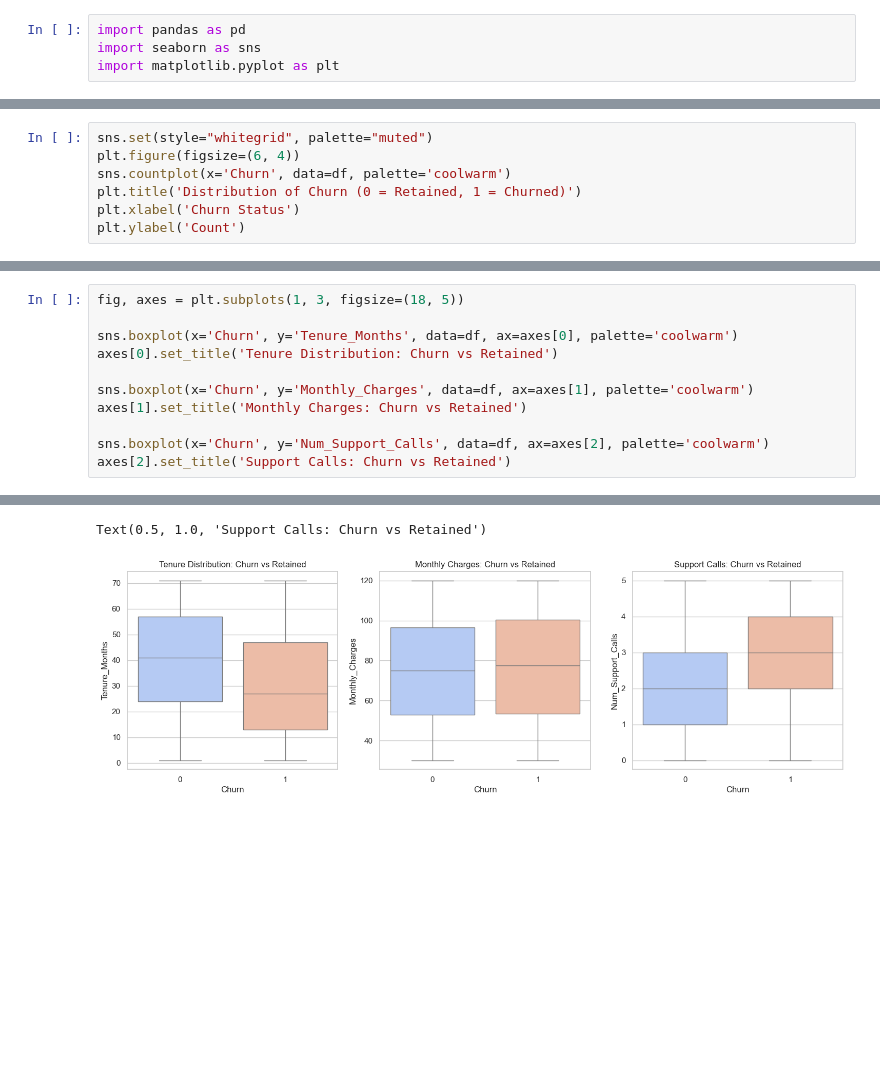
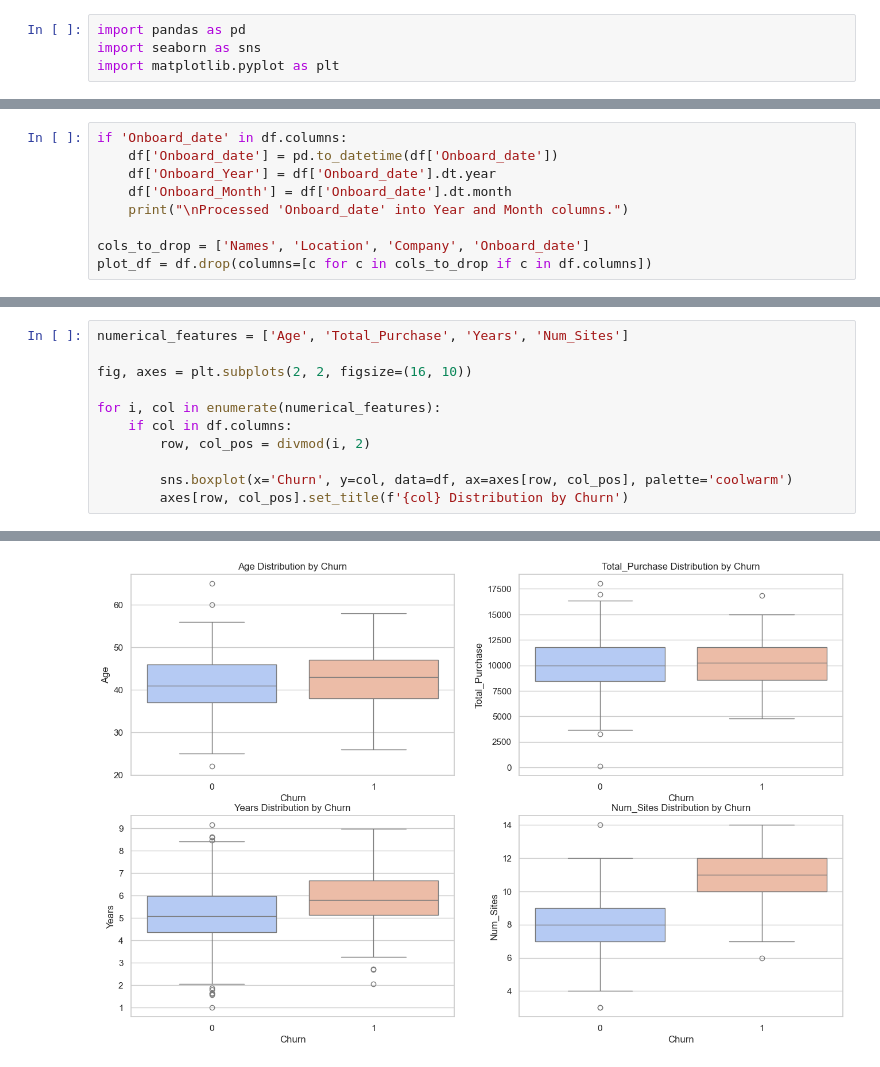
Before and after one commit to dineshmc1/churn-prediction-using-random-forest, a Jupyter notebook: eda.ipynb, the cells around one changed output, grey strips where cells are left out. Saved outputs shown, nothing was run; the diff lists cells and outputs as text; blank space fills up the shorter version.

```diff
--- a/eda.ipynb
+++ b/eda.ipynb
@@ -43,8 +56,10 @@ Name: proportion, dtype: float64
 # %%
-sns.set(style="whitegrid", palette="muted")
-plt.figure(figsize=(6, 4))
-sns.countplot(x='Churn', data=df, palette='coolwarm')
-plt.title('Distribution of Churn (0 = Retained, 1 = Churned)')
-plt.xlabel('Churn Status')
-plt.ylabel('Count')
+if 'Onboard_date' in df.columns:
+    df['Onboard_date'] = pd.to_datetime(df['Onboard_date'])
+    df['Onboard_Year'] = df['Onboard_date'].dt.year
+    df['Onboard_Month'] = df['Onboard_date'].dt.month
+    print("\nProcessed 'Onboard_date' into Year and Month columns.")
+
+cols_to_drop = ['Names', 'Location', 'Company', 'Onboard_date']
+plot_df = df.drop(columns=[c for c in cols_to_drop if c in df.columns])
 # %% [output]
@@ -71,14 +89,14 @@ Text(0.5, 1.0, 'Churn by Gender')
 # %%
-fig, axes = plt.subplots(1, 3, figsize=(18, 5))
+numerical_features = ['Age', 'Total_Purchase', 'Years', 'Num_Sites']
 
-sns.boxplot(x='Churn', y='Tenure_Months', data=df, ax=axes[0], palette='coolwarm')
-axes[0].set_title('Tenure Distribution: Churn vs Retained')
+fig, axes = plt.subplots(2, 2, figsize=(16, 10))
 
-sns.boxplot(x='Churn', y='Monthly_Charges', data=df, ax=axes[1], palette='coolwarm')
-axes[1].set_title('Monthly Charges: Churn vs Retained')
+for i, col in enumerate(numerical_features):
+    if col in df.columns:
+        row, col_pos = divmod(i, 2)
 
-sns.boxplot(x='Churn', y='Num_Support_Calls', data=df, ax=axes[2], palette='coolwarm')
-axes[2].set_title('Support Calls: Churn vs Retained')
+        sns.boxplot(x='Churn', y=col, data=df, ax=axes[row, col_pos], palette='coolwarm')
+        axes[row, col_pos].set_title(f'{col} Distribution by Churn')
 # %% [output]
 Passing `palette` without assigning `hue` is deprecated and will be removed in v0.14.0. Assign the `x` variable to `hue` and set `legend=False` for the same effect.
 
@@ -94,3 +116,2 @@ Passing `palette` without assigning `hue` is deprecated and will be removed in v
-Text(0.5, 1.0, 'Support Calls: Churn vs Retained')
-[figure, old version]
+[figure, new version]
 # %%
```
Also changed, not shown: parts of 13 cells of this notebook.
